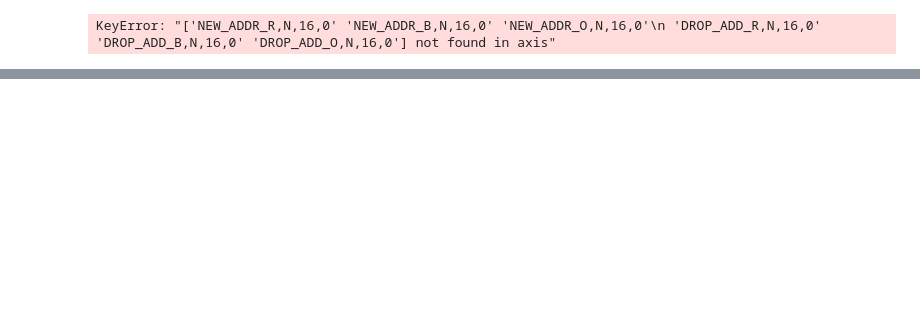
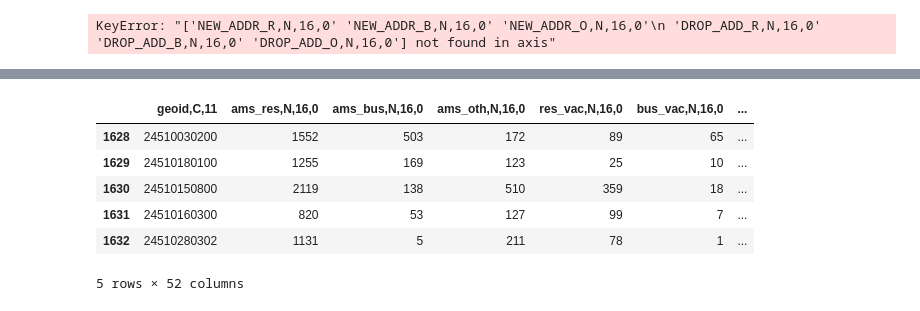
Before and after one commit to Jenkir/vacant_comm_bldgs, a Jupyter notebook: vacants_2020.ipynb, the cells around one changed output, grey strips where cells are left out. Drawn from its saved outputs; the diff is of its cells as text; code cells hidden in the pictures; blank space fills up the shorter version.

```diff
--- a/vacants_2020.ipynb
+++ b/vacants_2020.ipynb
@@ -196,0 +262,16 @@ KeyError: "['NEW_ADDR_R,N,16,0' 'NEW_ADDR_B,N,16,0' 'NEW_ADDR_O,N,16,0'\n 'DROP_
+# %%
+# remove columns that aren't going to be analyzed
+balt_2020Q2_df = balt_2020Q2_df.drop(["pqv_is_res,N,16,0", "pqv_is_bus,N,16,0", "pqv_is_oth,N,16,0",
+                                 "pqv_ns_res,N,16,0", "pqv_ns_bus,N,16,0", "pqv_ns_oth,N,16,0",
+                                 "pqns_is_r,N,16,0", "pqns_is_b,N,16,0", "pqns_is_o,N,16,0",
+                                  ],
+                                  axis=1)
+balt_2020Q2_df.head()
+# %% [output]
+|  | geoid,C,11 | ams_res,N,16,0 | ams_bus,N,16,0 | ams_oth,N,16,0 | res_vac,N,16,0 | bus_vac,N,16,0 | ... |
+| 1628 | 24510030200 | 1552 | 503 | 172 | 89 | 65 | ... |
+| 1629 | 24510180100 | 1255 | 169 | 123 | 25 | 10 | ... |
+| 1630 | 24510150800 | 2119 | 138 | 510 | 359 | 18 | ... |
+| 1631 | 24510160300 | 820 | 53 | 127 | 99 | 7 | ... |
+| 1632 | 24510280302 | 1131 | 5 | 211 | 78 | 1 | ... |
+5 rows × 52 columns
```
Also changed, not shown: parts of 34 cells of this notebook.
